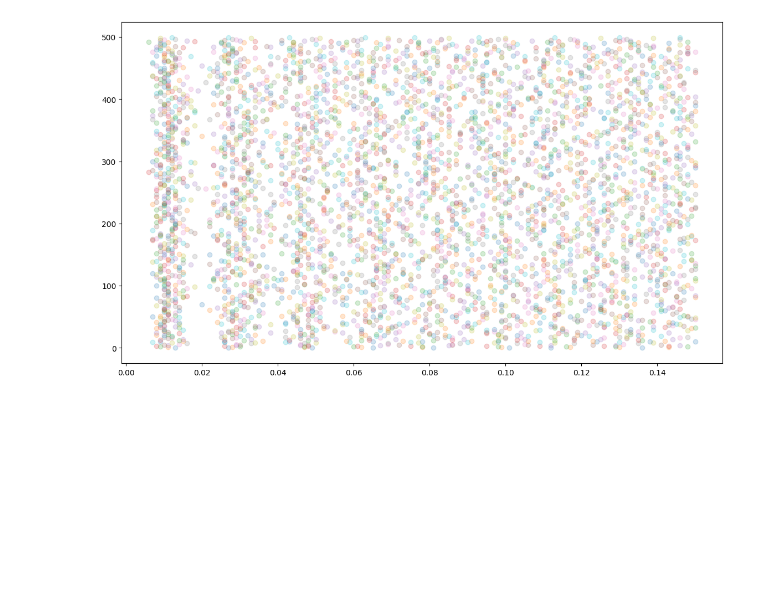
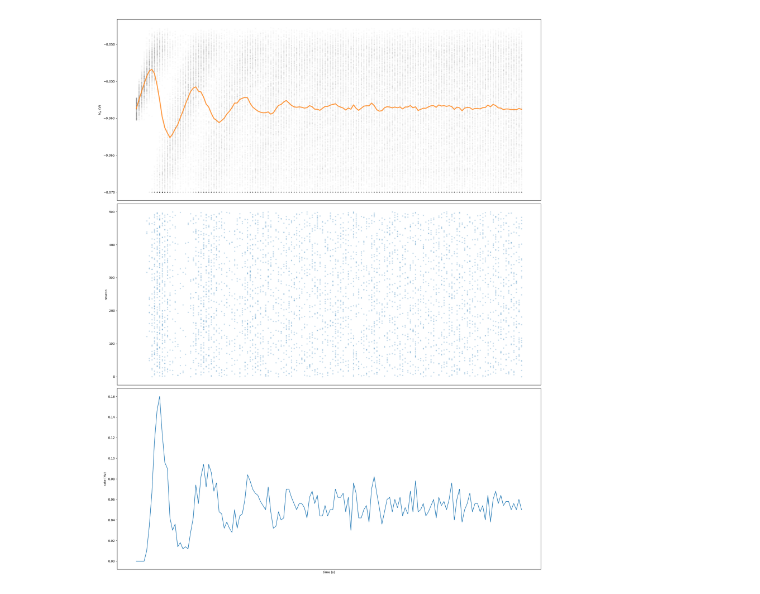
Before and after one commit to arjunpur/neuromatch, a Jupyter notebook: workshop1.ipynb, the cells around one changed output. Drawn from its saved outputs; the diff is of its cells as text; code cells hidden in the pictures; blank space fills up the shorter version.

Commit message:
Modularize and introduce spike frequency graphs

```diff
--- a/workshop1.ipynb
+++ b/workshop1.ipynb
@@ -163,14 +209,47 @@ plt.show()
 # %%
-neurons = n_membrane_potential_experiments_np(500, enable_spiking=True)
-times = neurons[:, 1, :]
-spikes = neurons[:, 2, :]
-spike_times = spikes * times
-plt.figure(figsize=(14, 8))
-for i in range(spike_times.shape[0]):
-    neuron_spikes = spike_times[i]
-    filtered = neuron_spikes[neuron_spikes > 0]
-    plt.scatter(neuron_spikes[neuron_spikes > 0], np.ones_like(filtered) * i, alpha = 0.2)
+def plot_all(lif: LIFNeurons):
+    plt.figure(figsize=(20, 25))
 
-plt.show()
+    ax1 = plt.subplot(3, 1, 1)
+    for i in range(lif.n):
+        plt.scatter(lif.times, lif.neuron_potentials[i], color="k", marker=".", alpha=0.01)
+    plt.plot(lif.times, lif.mean_potentials(), 'C1', alpha=0.8, linewidth=3)
+    plt.xticks([])
+    plt.ylabel(r'$V_m$ (V)')
+
+    plt.subplot(3, 1, 2, sharex=ax1)
+    for i in range(lif.n):
+        spike_times = lif.spike_times(i)
+        plt.scatter(spike_times, np.ones_like(spike_times) * i, color = "C0", marker=".", alpha = 0.2)
+    plt.xticks([])
+    plt.ylabel('neuron')
+
+    # if raster is not None:
+    #     plt.subplot(3, 1, 2)
+    #     spikes_mean = np.mean(raster, axis=0)
+    #     plt.imshow(raster, cmap='Greys', origin='lower', aspect='auto')
+    #
+
+    spike_frequency = lif.spike_frequency()
+    plt.subplot(3, 1, 3, sharex=ax1)
+    plt.plot(lif.times, spike_frequency)
+    plt.xlabel('time (s)')
+    plt.ylabel('rate (Hz)')
+
+    plt.tight_layout()
+    plt.show()
+
+# Neurons
+# Aggregations (across Neurons)
+## Mean Potential (# mean potential at each time step across neurons)
+## Spike Means (# of spikes at each time step across neurons)
+# Per Neuron
+## Potentials
+## Spike Index
+# Time Range
+
+lif = LIFNeurons(500, with_spiking=True)
+lif.run()
+plot_all(lif)
 # %% [output]
-[figure, old version]
+[figure, new version]
```
Also changed, not shown: parts of 3 cells of this notebook.
